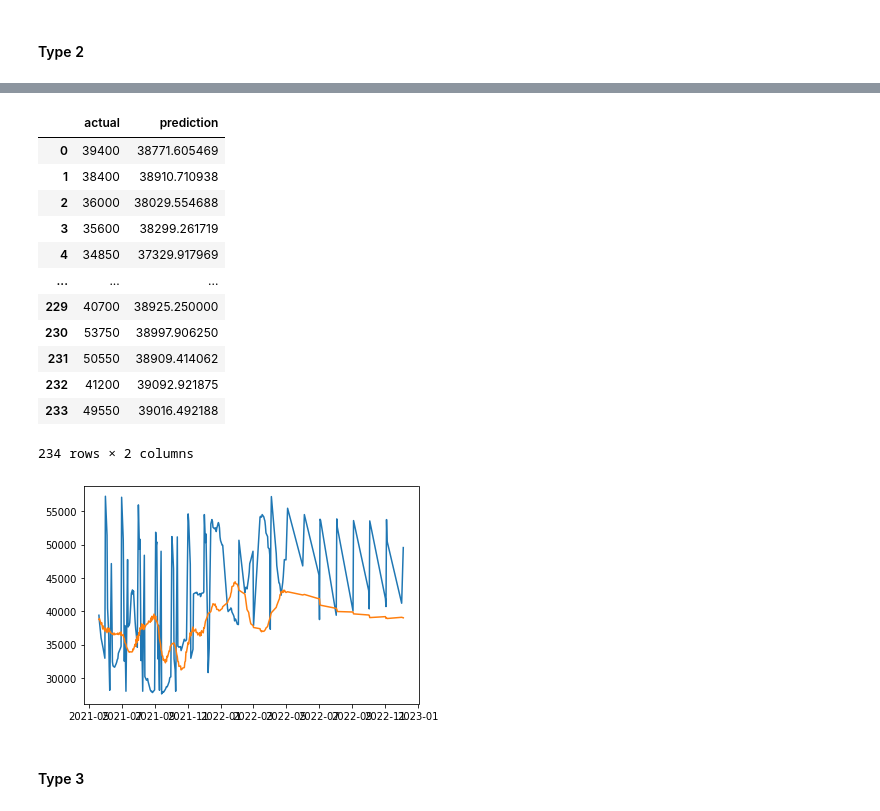
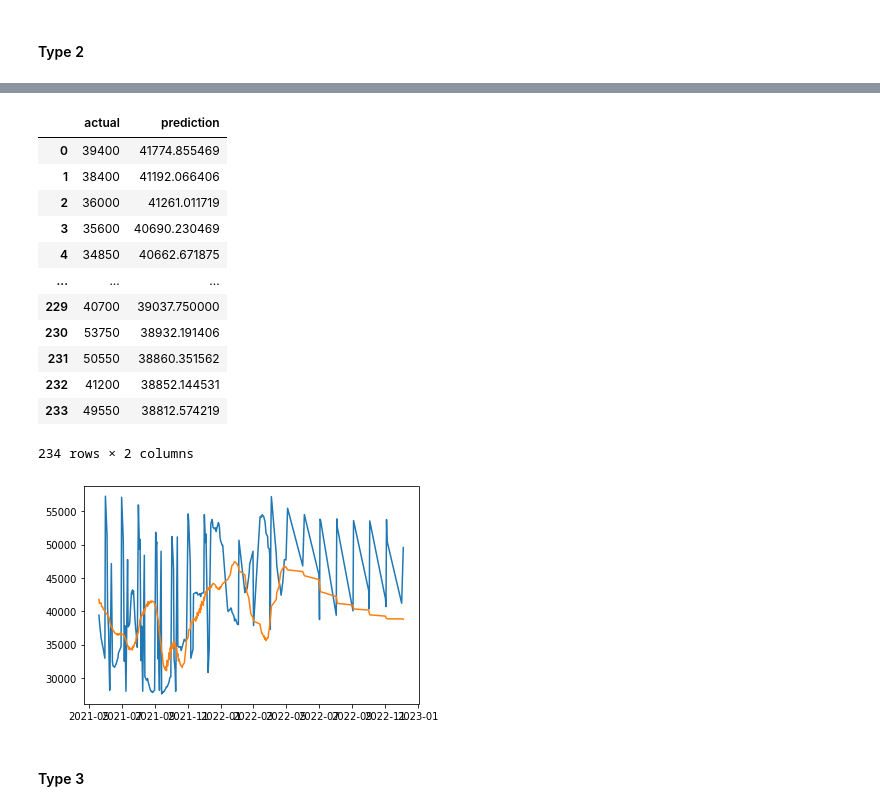
Before and after one commit to mels4/price_predict_Conv-LSTM, a Jupyter notebook: cabai_merah_keriting.ipynb, the cells around one changed output, grey strips where cells are left out. Saved outputs shown, nothing was run; the diff lists cells and outputs as text; code cells hidden in the pictures.

```diff
--- a/cabai_merah_keriting.ipynb
+++ b/cabai_merah_keriting.ipynb
@@ -771,7 +771,7 @@ mae1_1 = tf.keras.metrics.mean_absolute_error(x_test, data_result1_1)
 mape1_1 = tf.keras.metrics.mean_absolute_percentage_error(x_test, data_result1_1)
 mse1_1 = tf.keras.metrics.mean_squared_error(x_test, data_result1_1)
 
-rmse1_1 = math.sqrt(mse1.numpy())
+rmse1_1 = math.sqrt(mse1_1.numpy())
 print(mae1_1.numpy(), mape1_1.numpy(), rmse1_1)
 
 data_new_cabaimerahkeriting1_1 = pd.DataFrame()
@@ -788,17 +788,17 @@ data_new_cabaimerahkeriting1_1
 |  | actual | prediction |
-| 0 | 39400 | 38771.605469 |
-| 1 | 38400 | 38910.710938 |
-| 2 | 36000 | 38029.554688 |
-| 3 | 35600 | 38299.261719 |
-| 4 | 34850 | 37329.917969 |
+| 0 | 39400 | 41774.855469 |
+| 1 | 38400 | 41192.066406 |
+| 2 | 36000 | 41261.011719 |
+| 3 | 35600 | 40690.230469 |
+| 4 | 34850 | 40662.671875 |
 | ... | ... | ... |
-| 229 | 40700 | 38925.250000 |
-| 230 | 53750 | 38997.906250 |
-| 231 | 50550 | 38909.414062 |
-| 232 | 41200 | 39092.921875 |
-| 233 | 49550 | 39016.492188 |
+| 229 | 40700 | 39037.750000 |
+| 230 | 53750 | 38932.191406 |
+| 231 | 50550 | 38860.351562 |
+| 232 | 41200 | 38852.144531 |
+| 233 | 49550 | 38812.574219 |
 234 rows × 2 columns
-[figure, old version]
+[figure, new version]
 # %% [markdown]
 #### Type 3
 # %%
```
Also changed, not shown: parts of 3 cells of this notebook.
